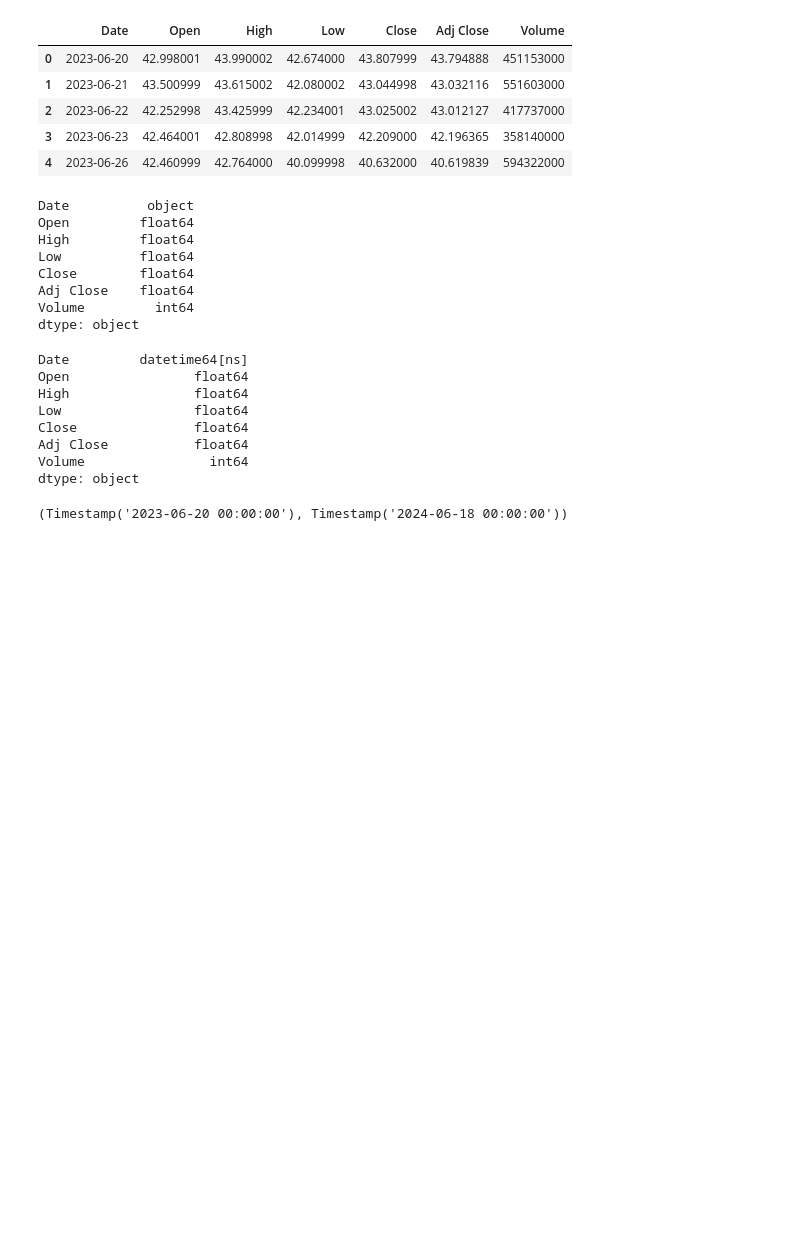
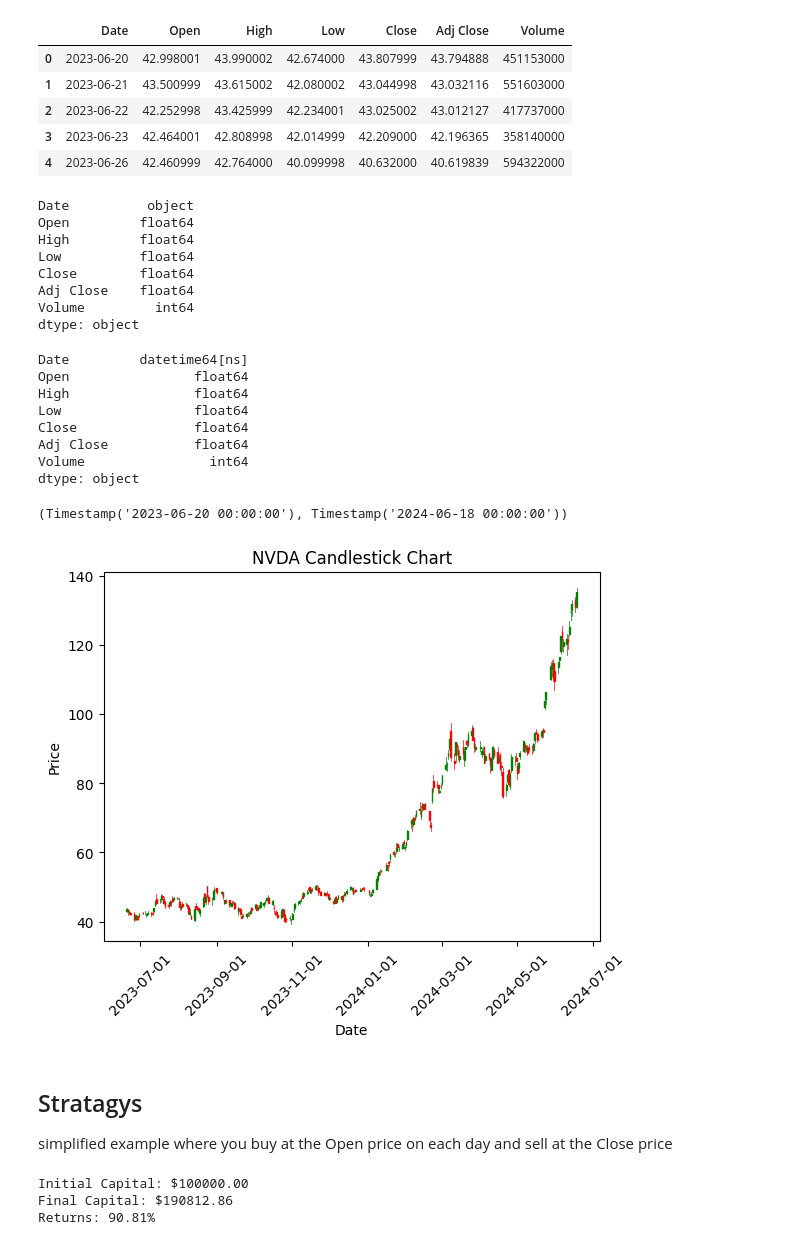
Before and after one commit to temesgen5335/Crypto_Trading_Engineering, a Jupyter notebook: notebooks/data_exploration.ipynb, the cells around one changed output. Saved outputs shown, nothing was run; the diff lists cells and outputs as text; code cells hidden in the pictures; blank space fills up the shorter version.

Commit message:
adding a test backtesting stratagy

```diff
--- a/notebooks/data_exploration.ipynb
+++ b/notebooks/data_exploration.ipynb
@@ -52,3 +52,61 @@ end_date = nvda['Date'].max()
 start_date, end_date
 # %% [output]
 (Timestamp('2023-06-20 00:00:00'), Timestamp('2024-06-18 00:00:00'))
+# %%
+import matplotlib.pyplot as plt
+from mplfinance.original_flavor import candlestick_ohlc
+import matplotlib.dates as mdates
+
+# Convert dates to Matplotlib date format
+nvda['Date'] = nvda['Date'].apply(mdates.date2num)
+ohlc = nvda[['Date', 'Open', 'High', 'Low', 'Close']].values.tolist()
+# %%
+# Create a figure and axis
+fig, ax = plt.subplots()
+
+# Plot candlestick chart
+candlestick_ohlc(ax, ohlc, width=0.6, colorup='g', colordown='r')
+
+# Format x-axis as dates
+ax.xaxis_date()
+ax.xaxis.set_major_formatter(mdates.DateFormatter('%Y-%m-%d'))
+
+# Rotate x-axis labels for better readability
+plt.xticks(rotation=45)
+
+# Set labels and title
+plt.xlabel('Date')
+plt.ylabel('Price')
+plt.title('NVDA Candlestick Chart')
+
+# Display the plot
+plt.show()
+# %% [output]
+[figure, added]
+# %% [markdown]
+## Stratagys
+simplified example where you buy at the Open price on each day and sell at the Close price
+# %%
+initial_capital = 100000  # Example initial capital in USD
+position = 0  # No initial position
+capital = initial_capital
+
+for index, row in nvda.iterrows():
+    if position == 0:  # Buy condition
+        position = capital / row['Open']
+        capital = 0
+    elif position > 0:  # Sell condition
+        capital = position * row['Close']
+        position = 0
+
+# Calculate final capital and returns
+final_capital = capital
+returns = (final_capital - initial_capital) / initial_capital * 100
+
+print(f'Initial Capital: ${initial_capital:.2f}')
+print(f'Final Capital: ${final_capital:.2f}')
+print(f'Returns: {returns:.2f}%')
+# %% [output]
+Initial Capital: $100000.00
+Final Capital: $190812.86
+Returns: 90.81%
```
Also changed, not shown: parts of 3 cells of this notebook.
